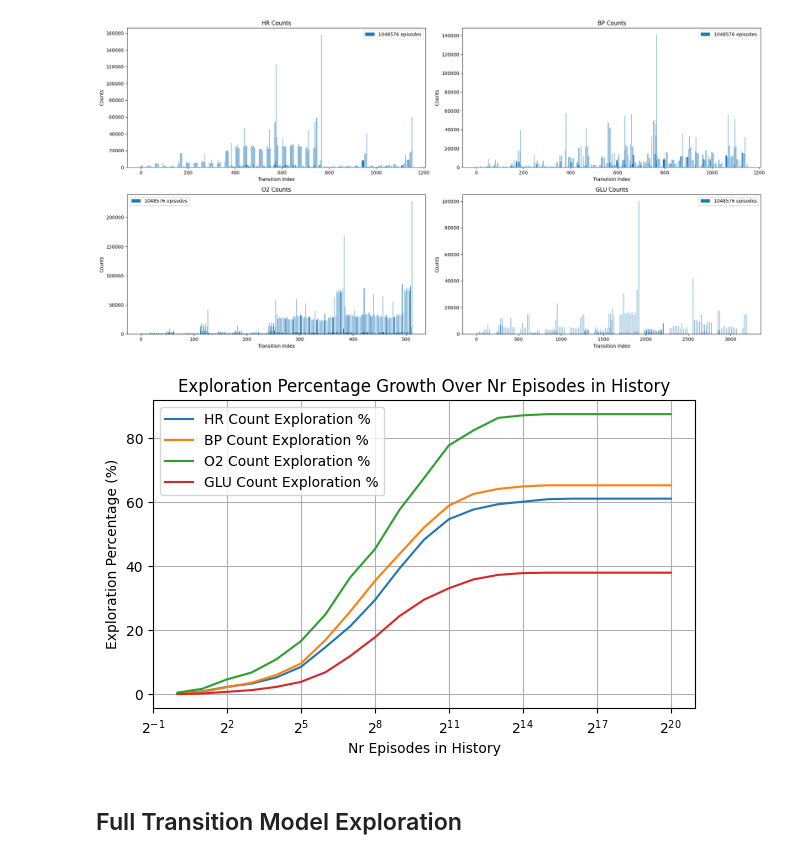
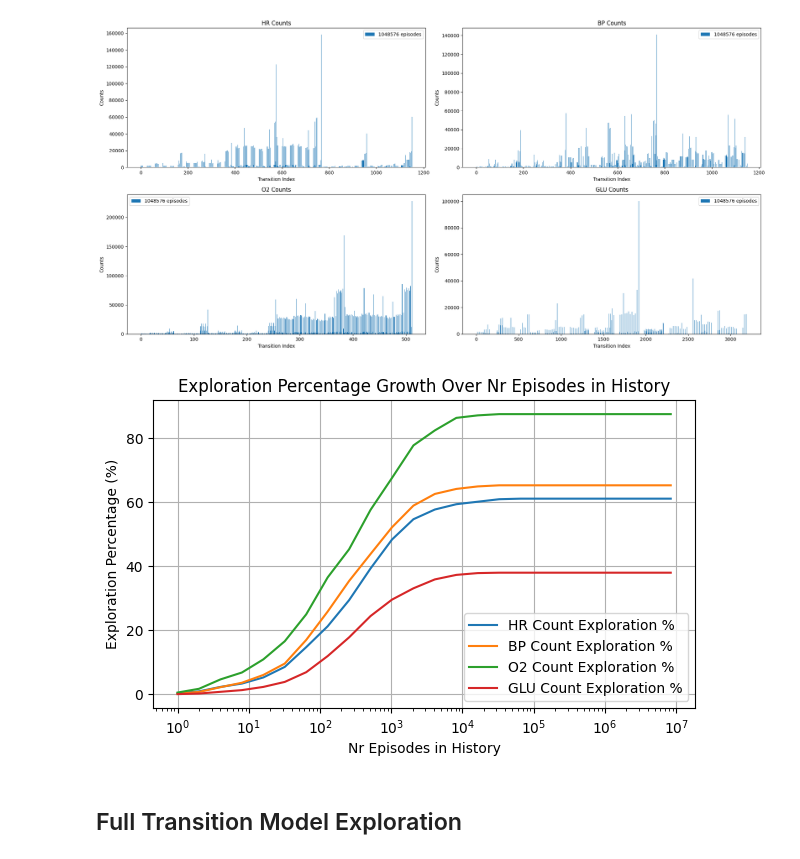
Before and after one commit to luisastue/hc-rl-thompson-sampling, a Jupyter notebook: sepsis/custom_sepsis/src/custom_sepsis/history.ipynb, the cells around one changed output. Drawn from its saved outputs; the diff is of its cells as text; code cells hidden in the pictures.

```diff
--- a/sepsis/custom_sepsis/src/custom_sepsis/history.ipynb
+++ b/sepsis/custom_sepsis/src/custom_sepsis/history.ipynb
@@ -80,29 +80,29 @@ plt.show()
 # %%
 exploration_data = {vs: [] for vs in ['HR', 'BP', 'O2', 'GLU']}
 iterations = list(medium.state_counts.keys())
 
 for iteration in iterations:
     for i, vs in enumerate(['HR', 'BP', 'O2', 'GLU']):
         flat = np.array(list(medium.state_counts[iteration][i].values()))
         explored_percentage = len(flat[flat > 1]) / len(flat) * 100
         exploration_data[vs].append(explored_percentage)
 
 
 plt.figure(figsize=(7, 4))
 
 for vs in ['HR', 'BP', 'O2', 'GLU']:
     plt.plot(iterations, exploration_data[vs], label=f"{vs} Count Exploration %")
 
 plt.xlabel('Nr Episodes in History')
 plt.ylabel('Exploration Percentage (%)')
 plt.title('Exploration Percentage Growth Over Nr Episodes in History')
 plt.legend()
-plt.xscale('log', base=2)
+plt.xscale('log', base=10)
 plt.grid(True)
 
 plt.show()
 # %% [output]
-[figure, old version]
+[figure, new version]
 # %% [markdown]
 ## Full Transition Model Exploration
 # %%
```
Also changed, not shown: parts of 5 cells of this notebook, 3 other files.
